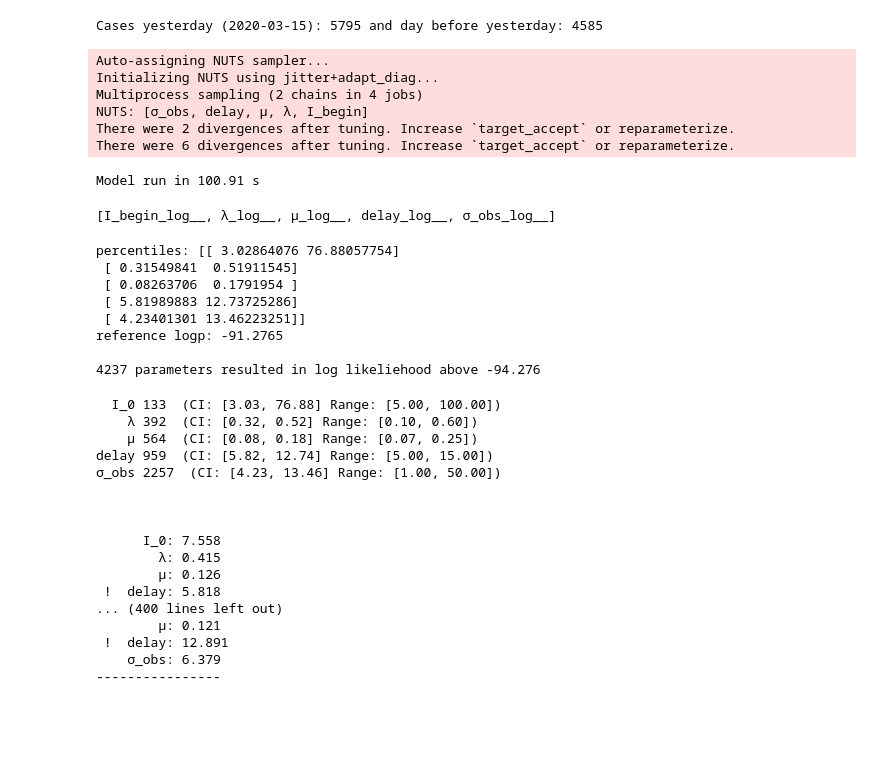
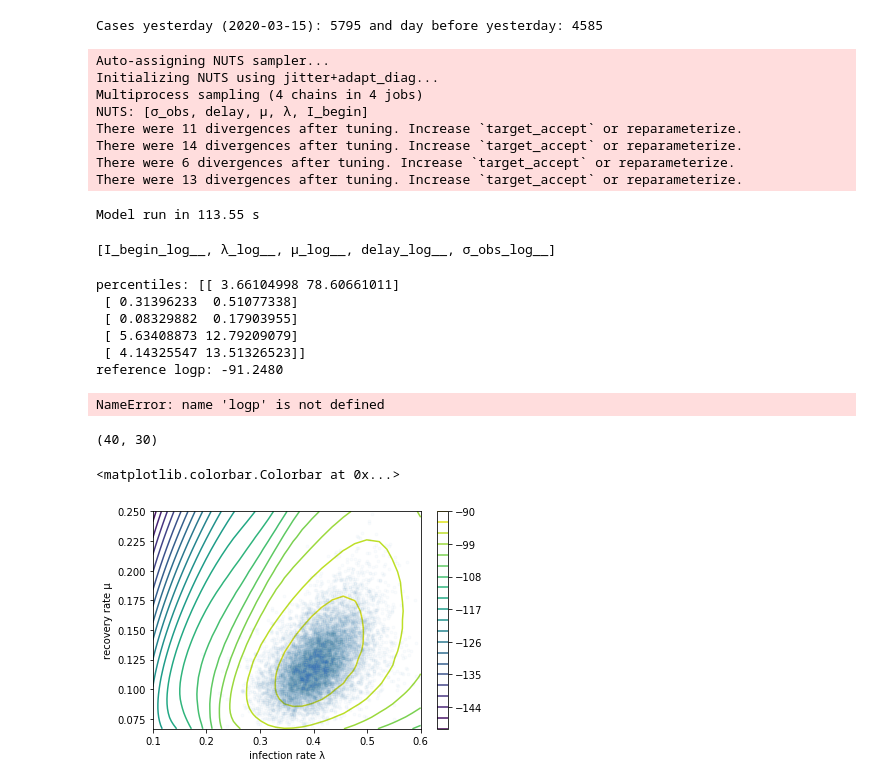
Before and after one commit to Priesemann-Group/covid19_inference_forecast, a Jupyter notebook: scripts/paper/brute_force.ipynb, the cells around one changed output. Saved outputs shown, nothing was run; the diff lists cells and outputs as text; code cells hidden in the pictures; blank space fills up the shorter version.

Commit message:
contour plots for brute force

```diff
--- a/scripts/paper/brute_force.ipynb
+++ b/scripts/paper/brute_force.ipynb
@@ -149,14 +149,16 @@ with pm.Model() as model:
     # -------------------------------------------------------------------------- #
 
     time_beg = time.time()
-    trace = pm.sample(draws=3000, tune=800, chains=2)
+    trace = pm.sample(draws=3000, tune=2000, chains=4)
     print("Model run in {:.2f} s".format(time.time() - time_beg))
 # %% [output]
 Cases yesterday (2020-03-15): 5795 and day before yesterday: 4585
 Auto-assigning NUTS sampler...
 Initializing NUTS using jitter+adapt_diag...
-Multiprocess sampling (2 chains in 4 jobs)
+Multiprocess sampling (4 chains in 4 jobs)
 NUTS: [σ_obs, delay, μ, λ, I_begin]
-There were 2 divergences after tuning. Increase `target_accept` or reparameterize.
+There were 11 divergences after tuning. Increase `target_accept` or reparameterize.
+There were 14 divergences after tuning. Increase `target_accept` or reparameterize.
 There were 6 divergences after tuning. Increase `target_accept` or reparameterize.
+There were 13 divergences after tuning. Increase `target_accept` or reparameterize.
-Model run in 100.91 s
+Model run in 113.55 s
@@ -163,7 +216,7 @@ Model run in 100.91 s
 # %%
 # brute force search, create log like matrix
 
-load_from_file = False
+load_from_file = True
 
 
 import pickle
@@ -173,8 +226,7 @@ from tqdm.notebook import tqdm
 fn = model.fn(model.logpt)
 
 print(model.vars)
-points_list = [{"I_begin_log__" : 3, "λ_log__": -0.9, "μ_log__": -2.3, "delay_log__": 2,
-                "σ_obs_log__": 2}]
+
 
 I_begin_r = np.linspace(np.log(5), np.log(100), 30)
 lambda_r = np.linspace(np.log(0.1), np.log(0.6), 40)
@@ -189,12 +241,11 @@ if not load_from_file:
         point = {"I_begin_log__" : values[0], "λ_log__": values[1], "μ_log__": values[2],
                             "delay_log__": values[3], "σ_obs_log__": values[4]}
         logp.append(fn(point))
-    with open('logp.pickle', 'wb') as file:
-        pickle.dump(logp, file)
+    logp_mat = np.array(logp).reshape((30,40,30,30,20))
+    with open('logp_mat.pickled', 'wb') as file:
+        pickle.dump(logp_mat, file)
 else:
-    logp = pickle.load(open("logp.pickle", "rb"))
-
-logp_mat = np.array(logp).reshape((30,40,30,30,20))
+    logp_mat = pickle.load(open('logp_mat.pickled', 'rb'))
 
 
 par_titles = ["  I_0", "    λ", "    μ", "delay", "σ_obs"]
@@ -238,14 +308,13 @@ for i in tqdm(range(0, len(logp))):
 
 print(f"{len(special)} parameters resulted in log likeliehood above {logp_reference-3:.3f}")
 # %% [output]
-percentiles: [[ 3.02864076 76.88057754]
- [ 0.31549841  0.51911545]
- [ 0.08263706  0.1791954 ]
- [ 5.81989883 12.73725286]
- [ 4.23401301 13.46223251]]
-reference logp: -91.2765
-
-4237 parameters resulted in log likeliehood above -94.276
+percentiles: [[ 3.66104998 78.60661011]
+ [ 0.31396233  0.51077338]
+ [ 0.08329882  0.17903955]
+ [ 5.63408873 12.79209079]
+ [ 4.14325547 13.51326523]]
+reference logp: -91.2480
+NameError: name 'logp' is not defined
 # %%
 # print the special guys
 
@@ -288,21 +357,20 @@ print("\n\n")
 # when more than two parameters were out, print them
 for this_special in super_special:
     print_par_from_pos(this_special)
-# %% [output]
-  I_0 133  (CI: [3.03, 76.88] Range: [5.00, 100.00])
-    λ 392  (CI: [0.32, 0.52] Range: [0.10, 0.60])
-    μ 564  (CI: [0.08, 0.18] Range: [0.07, 0.25])
-delay 959  (CI: [5.82, 12.74] Range: [5.00, 15.00])
-σ_obs 2257  (CI: [4.23, 13.46] Range: [1.00, 50.00])
-
-
-
-      I_0: 7.558
-        λ: 0.415
-        μ: 0.126
- !  delay: 5.818
-... (400 lines left out)
-        μ: 0.121
- !  delay: 12.891
-    σ_obs: 6.379
-----------------
+# %%
+maxi = np.max(logp_mat, axis=(0,3,4))
+print(maxi.shape)
+fig, ax  = plt.subplots(1)
+cntr1 = ax.contour(np.exp(lambda_r), np.exp(mu_r),maxi.T, levels=20)
+xlim = ax.get_xlim()
+ylim = ax.get_ylim()
+ax.set_xlabel('infection rate λ')
+ax.set_ylabel('recovery rate μ')
+ax.plot(trace.λ, trace.μ, '.', alpha=0.02)
+ax.set_xlim(xlim)
+ax.set_ylim(ylim)
+fig.colorbar(cntr1, ax=ax)
+# %% [output]
+(40, 30)
+<matplotlib.colorbar.Colorbar at 0x...>
+[figure, added]
```
Also changed, not shown: parts of 6 cells of this notebook, 2 other files.
